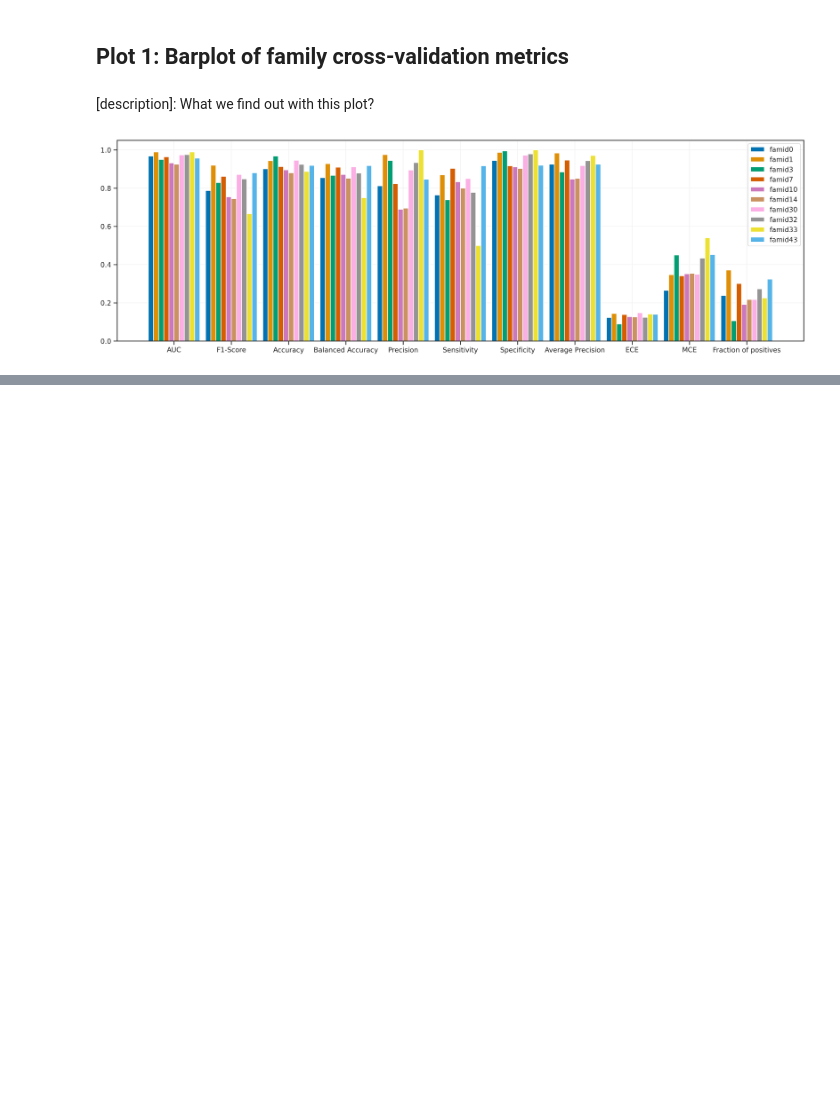
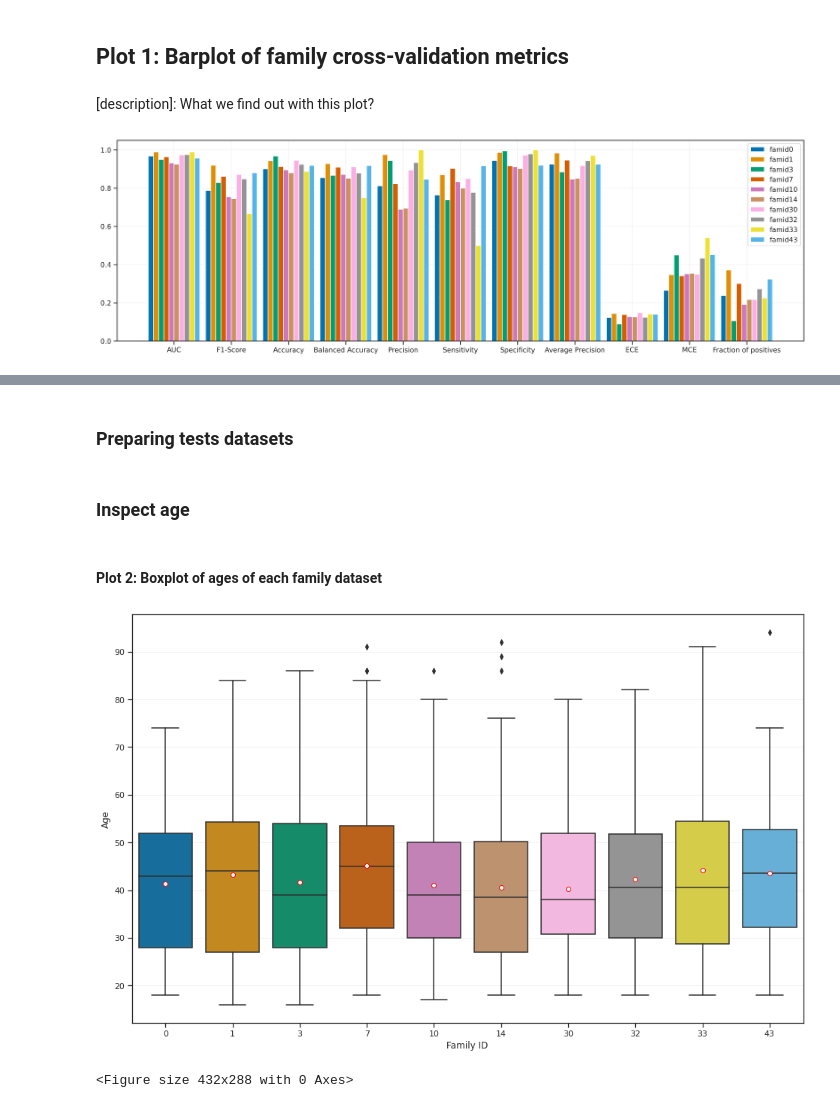
Before and after one commit to zgcarvalho/diabnet, a Jupyter notebook: notebooks/04-family-cross-validation.ipynb, the cells around one changed output, grey strips where cells are left out. Cells and saved outputs as stored; diff of their text form; code cells hidden in the pictures; blank space fills up the shorter version.

Commit message:
Update notebook 4 images and results

```diff
--- a/notebooks/04-family-cross-validation.ipynb
+++ b/notebooks/04-family-cross-validation.ipynb
@@ -172,0 +183,45 @@ if SAVE:
+# %% [markdown]
+### Preparing tests datasets
+# %%
+# Prepare test data filepaths
+tests = {
+    famid:pd.read_csv(f"../data/visits_sp_unique_test_famid_{famid}_positivo_1000_random_0.csv")
+    for famid in family_ids
+    }
+
+if VERBOSE:
+    display(tests)
+# %% [markdown]
+### Inspect age
+# %%
+# Get ages of each family
+ages = pd.DataFrame({famid:tests[famid].AGE for famid in family_ids})
+# %% [markdown]
+#### Plot 2: Boxplot of ages of each family dataset
+# %%
+# Create figure
+fig, ax = plt.subplots(1, figsize=(16, 10))
+
+# Plot boxplot for each family
+sns.boxplot(
+    data=ages,
+    palette=colors,
+    showmeans=True,
+    meanprops={"marker":"o", "markerfacecolor":"white", "markeredgecolor":"red"}
+)
+
+# Configuring plot
+ax.set_xlabel('Family ID')
+ax.set_ylabel('Age')
+
+# Display plot
+plt.show()
+
+# Save figure to file
+if SAVE:
+    if not os.path.exists("./images"):
+        os.makedirs("./images")
+    plt.savefig("./images/notebook4-plot2.svg", dpi=300)
+# %% [output]
+[figure, added]
+<Figure size 432x288 with 0 Axes>
```
Also changed, not shown: parts of 34 cells of this notebook, 11 other files.
